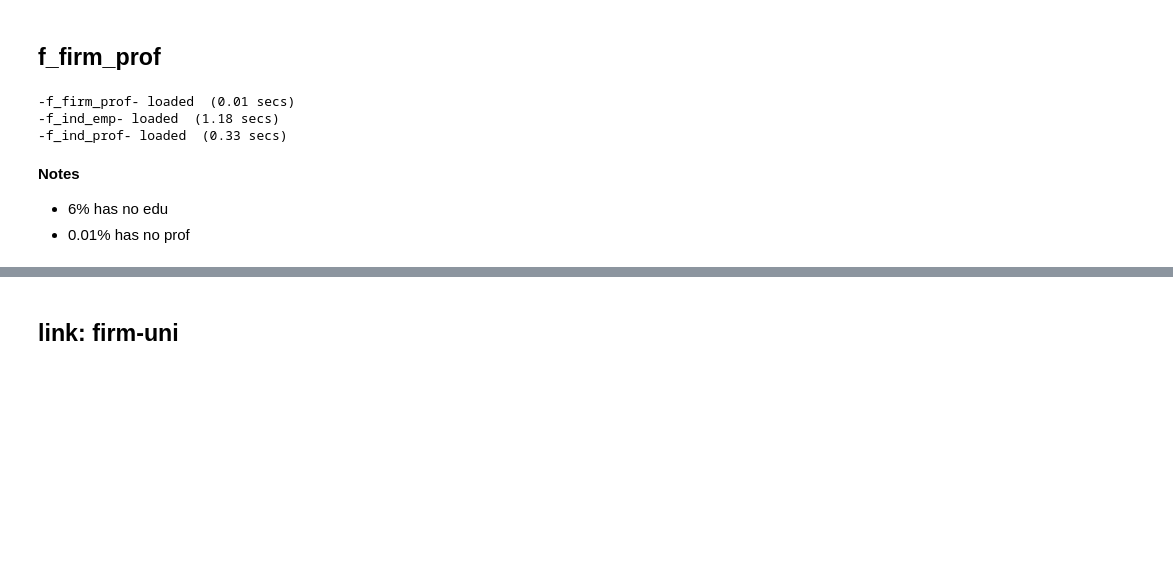
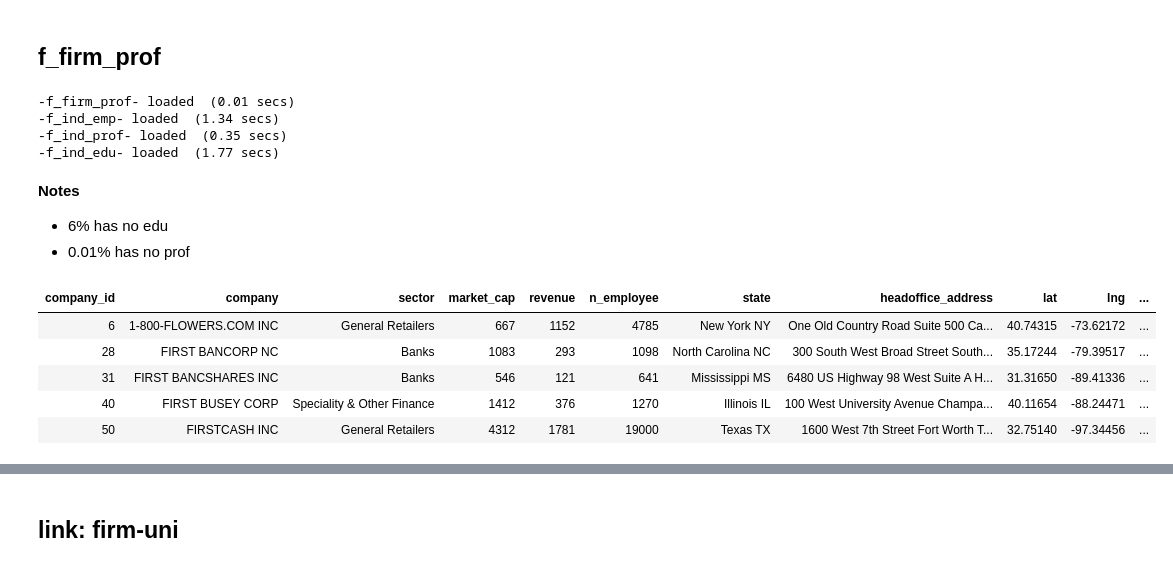
Before and after one commit to YuanyuanTong/CompanyLinks, a Jupyter notebook: data/firm-link.ipynb, the cells around one changed output, grey strips where cells are left out. Drawn from its saved outputs; the diff is of its cells as text; code cells hidden in the pictures; blank space fills up the shorter version.

```diff
--- a/data/firm-link.ipynb
+++ b/data/firm-link.ipynb
@@ -410,17 +410,13 @@ fwrite(f_ind_edu, 'f_ind_edu.csv')
 ld(f_firm_prof, force=T, path='.')
 ld(f_ind_emp, force=T, path='.')
 ld(f_ind_prof, force=T, path='.')
+ld(f_ind_edu, force=T, path='.')
 processed_company_data = fread('processed_company_data.csv')
-
-f_ind_emp = f_ind_emp[in_board %in% c('Yes', 'Inside')
-    ][, ':='(role_start_date=ymd(role_start_date))
-    ][order(name_id, company, role_start_date)
-    ][, .SD[1], keyby=.(name_id, company_id)
-    ][, .(name_id, company_id, role_start_year=year(role_start_date))]
 # %% [output]
 -f_firm_prof- loaded  (0.01 secs)
--f_ind_emp- loaded  (1.18 secs)
--f_ind_prof- loaded  (0.33 secs)
+-f_ind_emp- loaded  (1.34 secs)
+-f_ind_prof- loaded  (0.35 secs)
+-f_ind_edu- loaded  (1.77 secs)
 # %% [markdown]
 **Notes**
 - 6% has no edu
@@ -451,6 +452,15 @@ f_firm_prof = f_ind_emp[processed_company_data, on=.(company_id), nomatch=0
           age_above_70=sum(age>=70, na.rm=T)/.N,
           age_unknown=sum(is.na(age))/.N),
       keyby=.(company_id)]
+# %%
+f_firm_prof[1:5]
+# %% [output]
+| company_id | company | sector | market_cap | revenue | n_employee | state | headoffice_address | lat | lng | ... |
+| 6 | 1-800-FLOWERS.COM INC | General Retailers | 667 | 1152 | 4785 | New York NY | One Old Country Road Suite 500 Ca... | 40.74315 | -73.62172 | ... |
+| 28 | FIRST BANCORP NC | Banks | 1083 | 293 | 1098 | North Carolina NC | 300 South West Broad Street South... | 35.17244 | -79.39517 | ... |
+| 31 | FIRST BANCSHARES INC | Banks | 546 | 121 | 641 | Mississippi MS | 6480 US Highway 98 West Suite A H... | 31.31650 | -89.41336 | ... |
+| 40 | FIRST BUSEY CORP | Speciality & Other Finance | 1412 | 376 | 1270 | Illinois IL | 100 West University Avenue Champa... | 40.11654 | -88.24471 | ... |
+| 50 | FIRSTCASH INC | General Retailers | 4312 | 1781 | 19000 | Texas TX | 1600 West 7th Street Fort Worth T... | 32.75140 | -97.34456 | ... |
 # %%
 sv(f_firm_prof, path='.')
 fwrite(f_firm_prof, 'f_firm_prof.csv')
```
Also changed, not shown: parts of 5 cells of this notebook, 6 other files.
